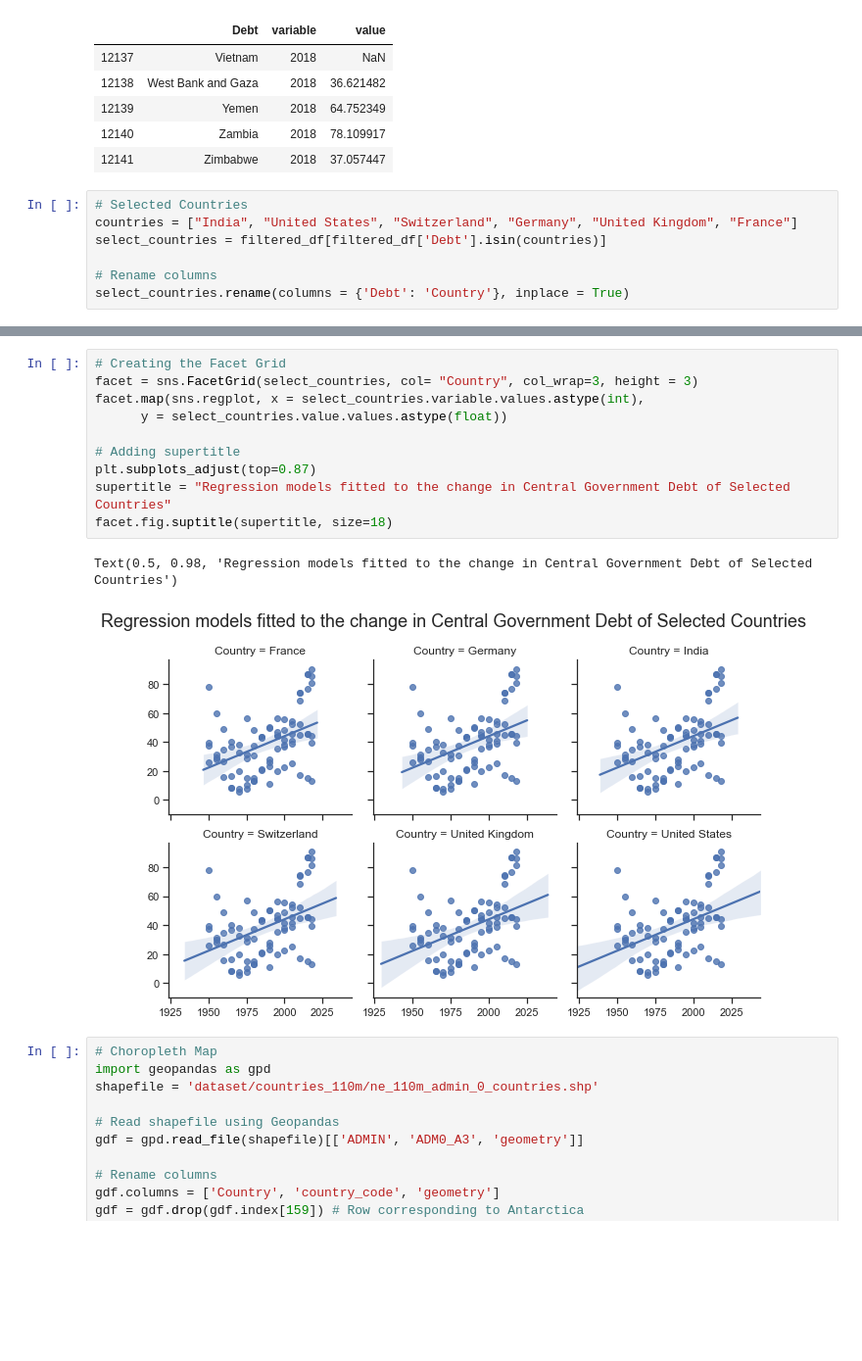
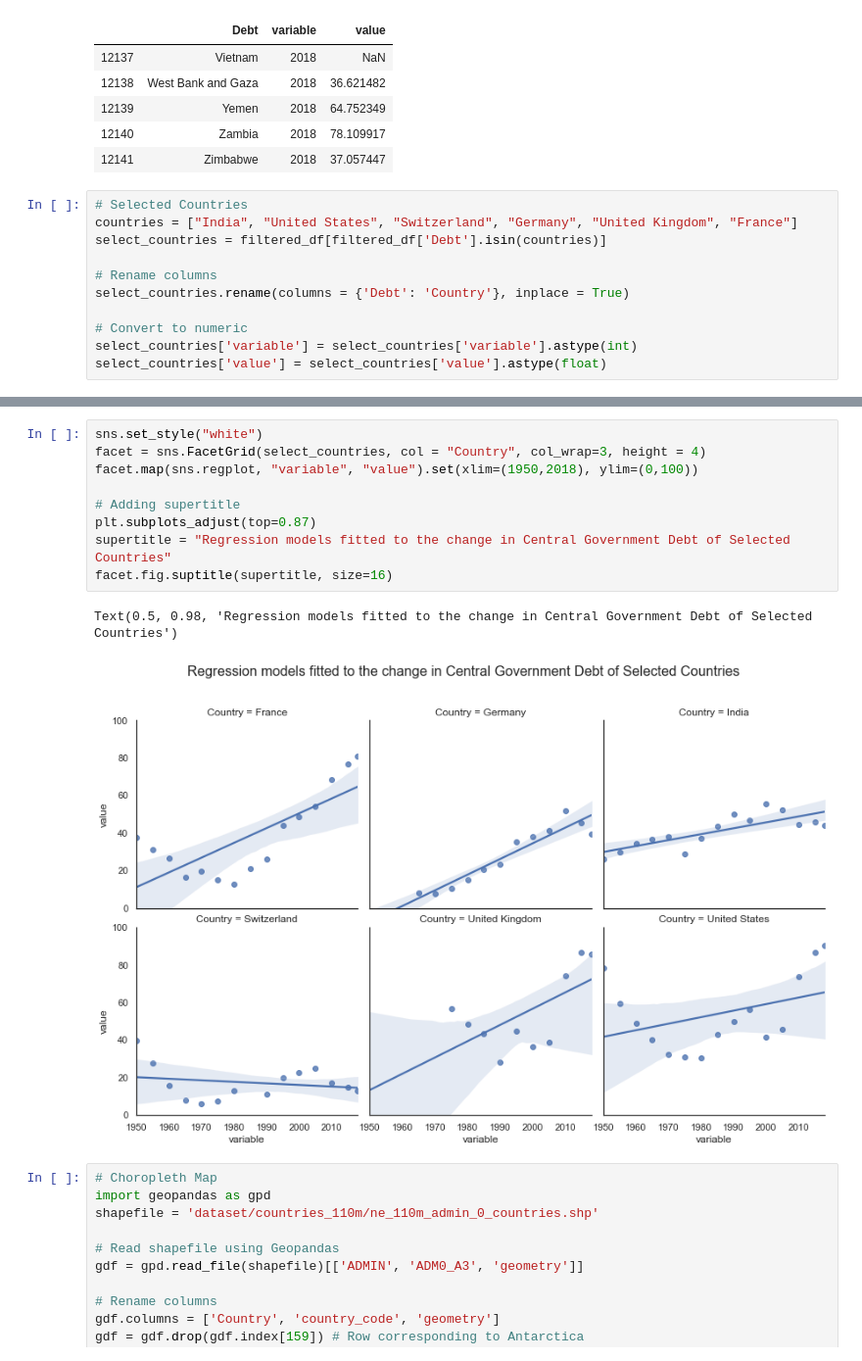
Before and after one commit to skhiearth/International-Debt-Statistics, a Jupyter notebook: IDS.ipynb, the cells around one changed output, grey strips where cells are left out. Shown at 98% size. Cells and saved outputs as stored; diff of their text form; blank space fills up the shorter version.

Commit message:
convert to numeric to fix regression charts

```diff
--- a/IDS.ipynb
+++ b/IDS.ipynb
@@ -76,6 +76,10 @@ select_countries = filtered_df[filtered_df['Debt'].isin(countries)]
 
 # Rename columns
 select_countries.rename(columns = {'Debt': 'Country'}, inplace = True)
+
+# Convert to numeric
+select_countries['variable'] = select_countries['variable'].astype(int)
+select_countries['value'] = select_countries['value'].astype(float)
 # %%
 rel = sns.relplot(x = "variable", y = "value", data = select_countries,
             hue = "Country", kind = "line", height = 6, aspect = 2.0)
@@ -86,16 +91,15 @@ rel.set(xlabel='Year', ylabel='Central Government Debt (Percent of GDP)')
 # %%
-# Creating the Facet Grid
-facet = sns.FacetGrid(select_countries, col= "Country", col_wrap=3, height = 3)
-facet.map(sns.regplot, x = select_countries.variable.values.astype(int),
-      y = select_countries.value.values.astype(float))
+sns.set_style("white")
+facet = sns.FacetGrid(select_countries, col = "Country", col_wrap=3, height = 4)
+facet.map(sns.regplot, "variable", "value").set(xlim=(1950,2018), ylim=(0,100))
 
 # Adding supertitle
 plt.subplots_adjust(top=0.87)
 supertitle = "Regression models fitted to the change in Central Government Debt of Selected Countries"
-facet.fig.suptitle(supertitle, size=18)
+facet.fig.suptitle(supertitle, size=16)
 # %% [output]
 Text(0.5, 0.98, 'Regression models fitted to the change in Central Government Debt of Selected Countries')
-[figure, old version]
+[figure, new version]
 # %%
 # Choropleth Map
 import geopandas as gpd
```
Also changed, not shown: parts of 3 cells of this notebook.
